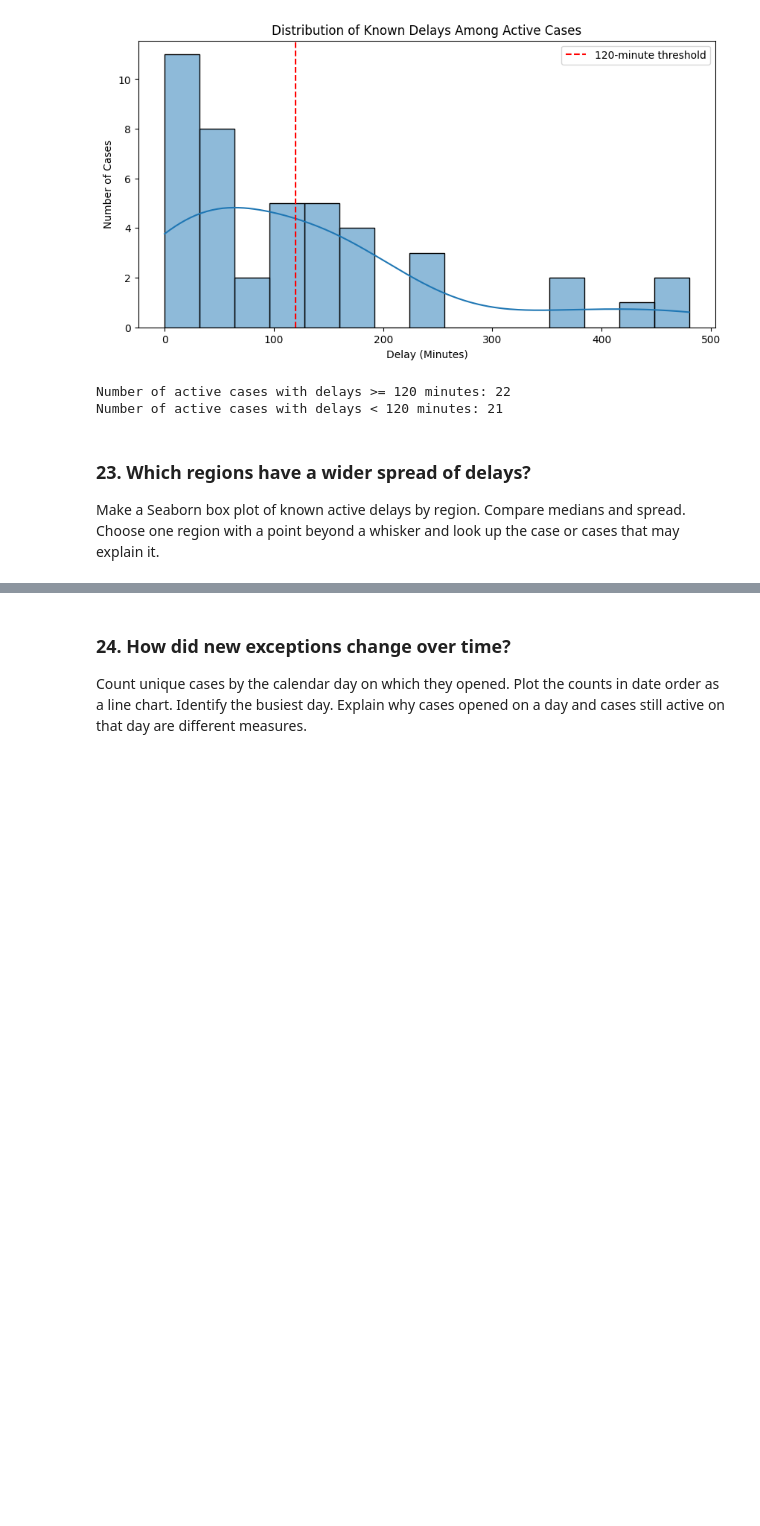
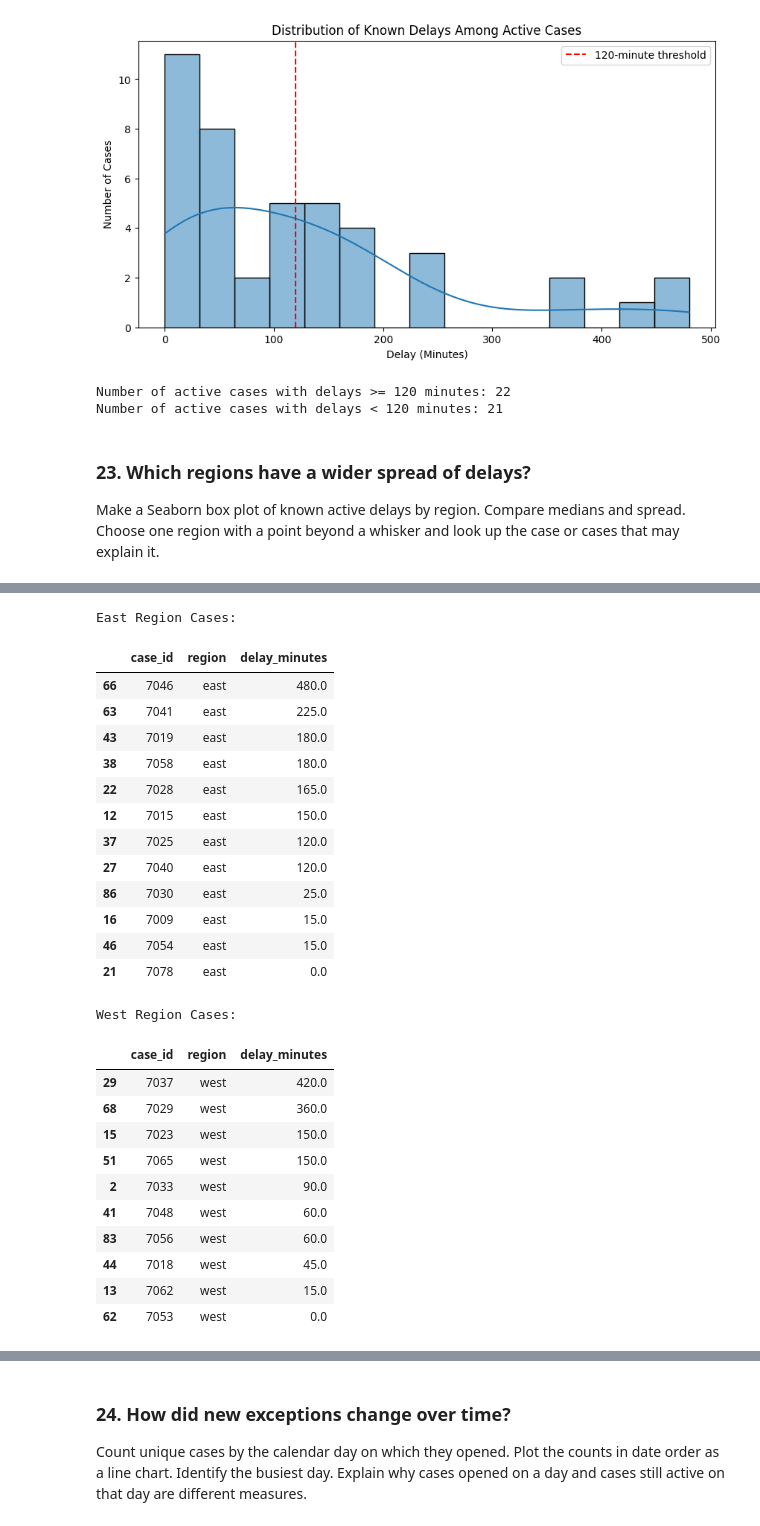
Before and after one commit to rm2620/LogicMojo-GenAI-AgenticAI-Oct26-Rishabh2620, a Jupyter notebook: Assignments_Solutions/03_python_data_analysis_practice.ipynb, the cells around one changed output, grey strips where cells are left out. Saved outputs shown, nothing was run; the diff lists cells and outputs as text; code cells hidden in the pictures; blank space fills up the shorter version.

```diff
--- a/Assignments_Solutions/03_python_data_analysis_practice.ipynb
+++ b/Assignments_Solutions/03_python_data_analysis_practice.ipynb
@@ -863,0 +882,44 @@ Make a Seaborn box plot of known active delays by region. Compare medians and sp
+# %%
+east_cases = plot_df.loc[plot_df["region"] == "east"]
+east_cases = east_cases.sort_values(
+    by="delay_minutes",
+    ascending=False
+)
+
+west_cases = plot_df.loc[plot_df["region"] == "west"]
+west_cases = west_cases.sort_values(
+    by="delay_minutes",
+    ascending=False
+)
+
+print("East Region Cases:")
+display(east_cases)
+print("West Region Cases:")
+display(west_cases)
+# %% [output]
+East Region Cases:
+|  | case_id | region | delay_minutes |
+| 66 | 7046 | east | 480.0 |
+| 63 | 7041 | east | 225.0 |
+| 43 | 7019 | east | 180.0 |
+| 38 | 7058 | east | 180.0 |
+| 22 | 7028 | east | 165.0 |
+| 12 | 7015 | east | 150.0 |
+| 37 | 7025 | east | 120.0 |
+| 27 | 7040 | east | 120.0 |
+| 86 | 7030 | east | 25.0 |
+| 16 | 7009 | east | 15.0 |
+| 46 | 7054 | east | 15.0 |
+| 21 | 7078 | east | 0.0 |
+West Region Cases:
+|  | case_id | region | delay_minutes |
+| 29 | 7037 | west | 420.0 |
+| 68 | 7029 | west | 360.0 |
+| 15 | 7023 | west | 150.0 |
+| 51 | 7065 | west | 150.0 |
+| 2 | 7033 | west | 90.0 |
+| 41 | 7048 | west | 60.0 |
+| 83 | 7056 | west | 60.0 |
+| 44 | 7018 | west | 45.0 |
+| 13 | 7062 | west | 15.0 |
+| 62 | 7053 | west | 0.0 |
```
Also changed, not shown: parts of 12 cells of this notebook, 1 other file.
